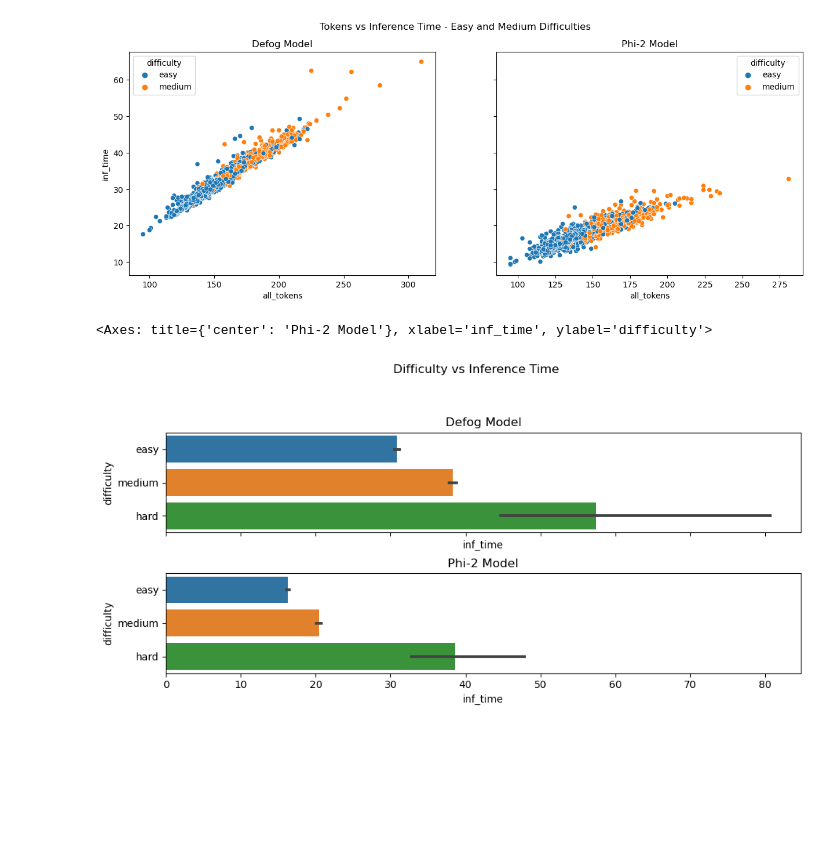
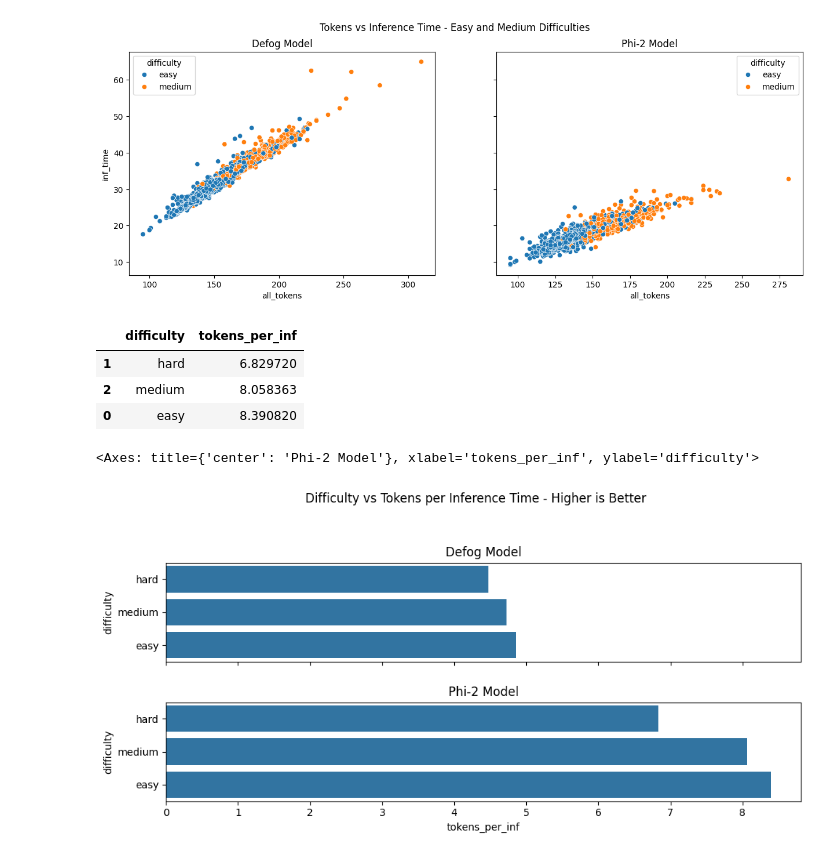
Before and after one commit to pavankumarbalijepalli/pr-phi2-vs-defog, a Jupyter notebook: notebooks/eval_llm.ipynb, the cells around one changed output. Cells and saved outputs as stored; diff of their text form; code cells hidden in the pictures; blank space fills up the shorter version.

Commit message:
plots for evaluation

```diff
--- a/notebooks/eval_llm.ipynb
+++ b/notebooks/eval_llm.ipynb
@@ -92,18 +95,25 @@ sns.scatterplot(phi_eval[phi_eval['difficulty'].isin(['easy', 'medium'])], x="al
 # %% [output]
 <Axes: title={'center': 'Phi-2 Model'}, xlabel='all_tokens', ylabel='inf_time'>
 [figure]
+# %%
+phi_eval.groupby('difficulty')['tokens_per_inf'].mean().reset_index().sort_values('tokens_per_inf')
+# %% [output]
+|  | difficulty | tokens_per_inf |
+| 1 | hard | 6.829720 |
+| 2 | medium | 8.058363 |
+| 0 | easy | 8.390820 |
 # %%
-# diffculty vs inf_time - bar
+# diffculty vs tokens_per_inf_time - bar
 figure, axes = plt.subplots(2, 1, sharex=True,
                             figsize=(10, 5))
-figure.suptitle('Difficulty vs Inference Time')
+figure.suptitle('Difficulty vs Tokens per Inference Time - Higher is Better')
 figure.tight_layout(pad=3)
 
 axes[0].set_title('Defog Model')
-sns.barplot(def_eval, y="difficulty", x="inf_time", ax=axes[0])
+sns.barplot(def_eval.groupby('difficulty')['tokens_per_inf'].mean().reset_index().sort_values('tokens_per_inf'),y="difficulty", x="tokens_per_inf", ax=axes[0])
 
 axes[1].set_title('Phi-2 Model')
-sns.barplot(phi_eval, y="difficulty", x="inf_time", ax=axes[1])
+sns.barplot(phi_eval.groupby('difficulty')['tokens_per_inf'].mean().reset_index().sort_values('tokens_per_inf'),y="difficulty", x="tokens_per_inf", ax=axes[1])
 # %% [output]
-<Axes: title={'center': 'Phi-2 Model'}, xlabel='inf_time', ylabel='difficulty'>
+<Axes: title={'center': 'Phi-2 Model'}, xlabel='tokens_per_inf', ylabel='difficulty'>
-[figure, old version]
+[figure, new version]
```
Also changed, not shown: parts of 11 cells of this notebook.
